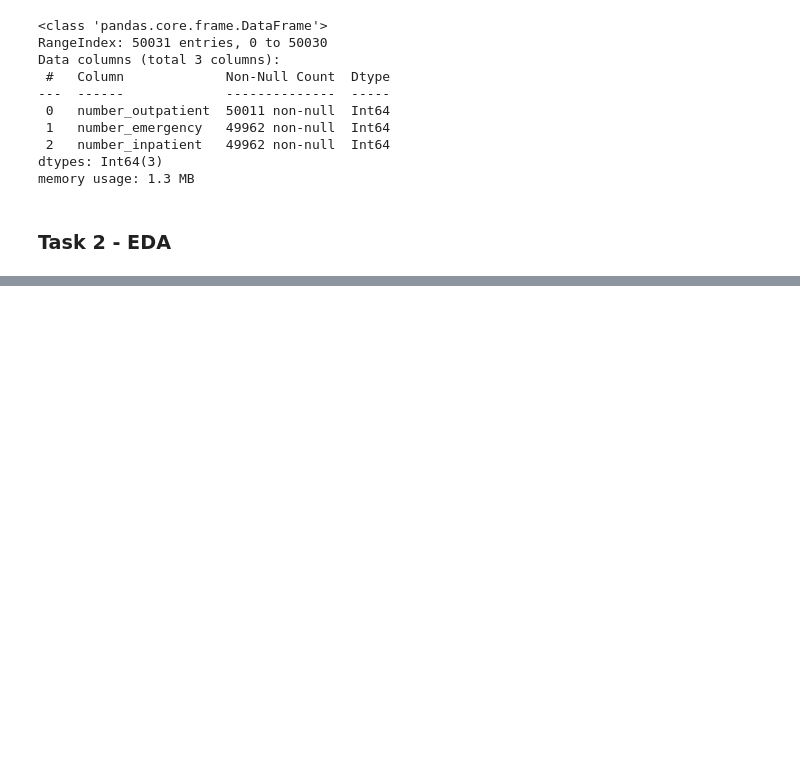
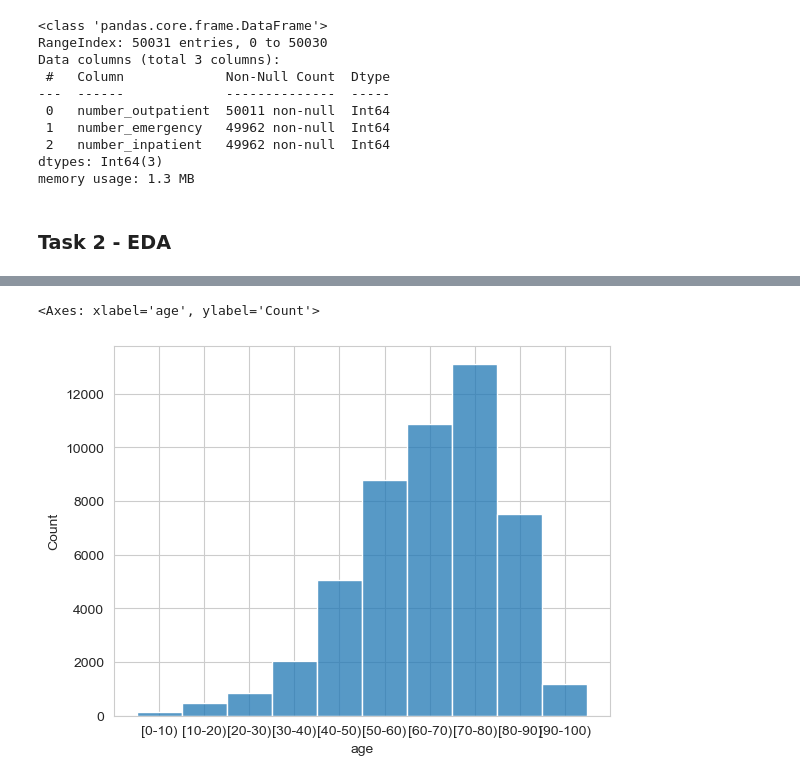
Before and after one commit to johnmarquess/IFN509, a Jupyter notebook: Assignment1_submission/assigment1_analysis.ipynb, the cells around one changed output, grey strips where cells are left out. Saved outputs shown, nothing was run; the diff lists cells and outputs as text; code cells hidden in the pictures; blank space fills up the shorter version.

```diff
--- a/Assignment1_submission/assigment1_analysis.ipynb
+++ b/Assignment1_submission/assigment1_analysis.ipynb
@@ -116,0 +147,5 @@ plt.show()
+# %%
+sns.histplot(d1_copy['age'], bins=6)
+# %% [output]
+<Axes: xlabel='age', ylabel='Count'>
+[figure, added]
```
Also changed, not shown: parts of 24 cells of this notebook, 1 other file.
